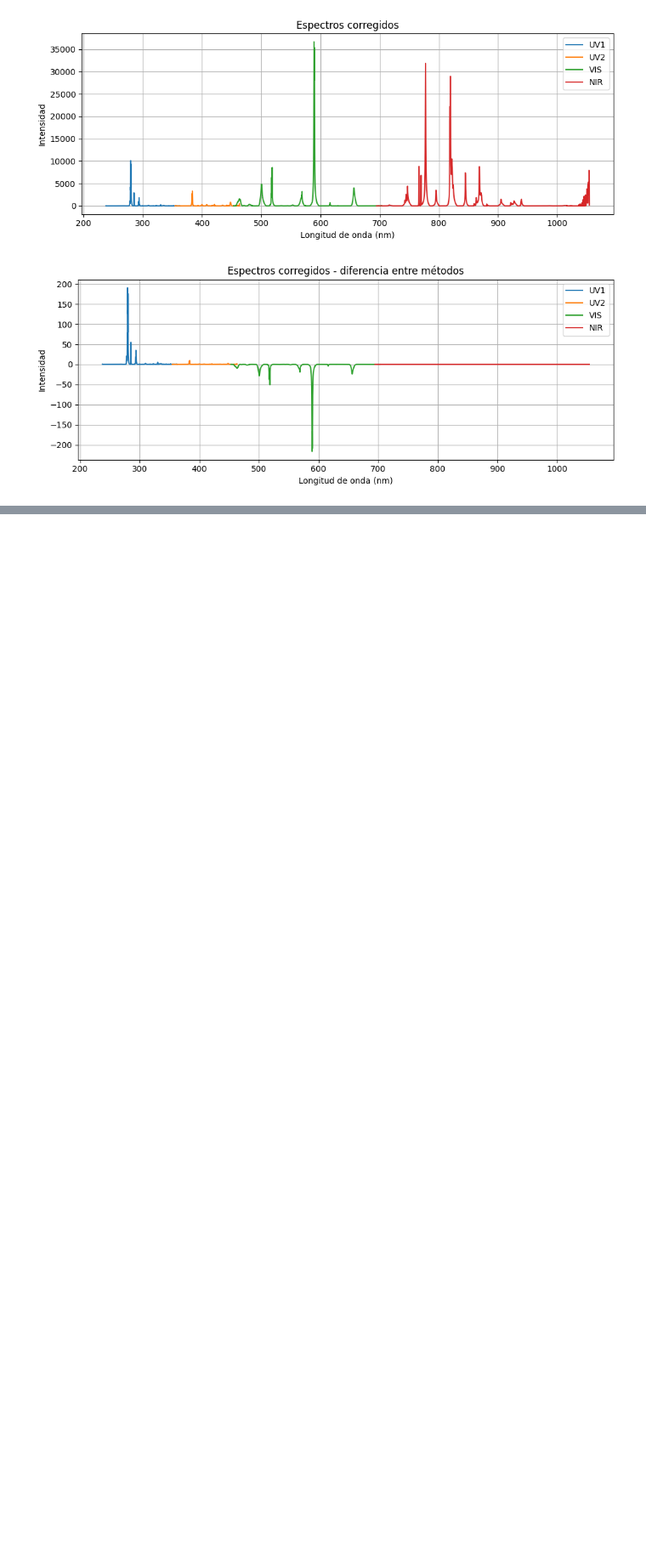
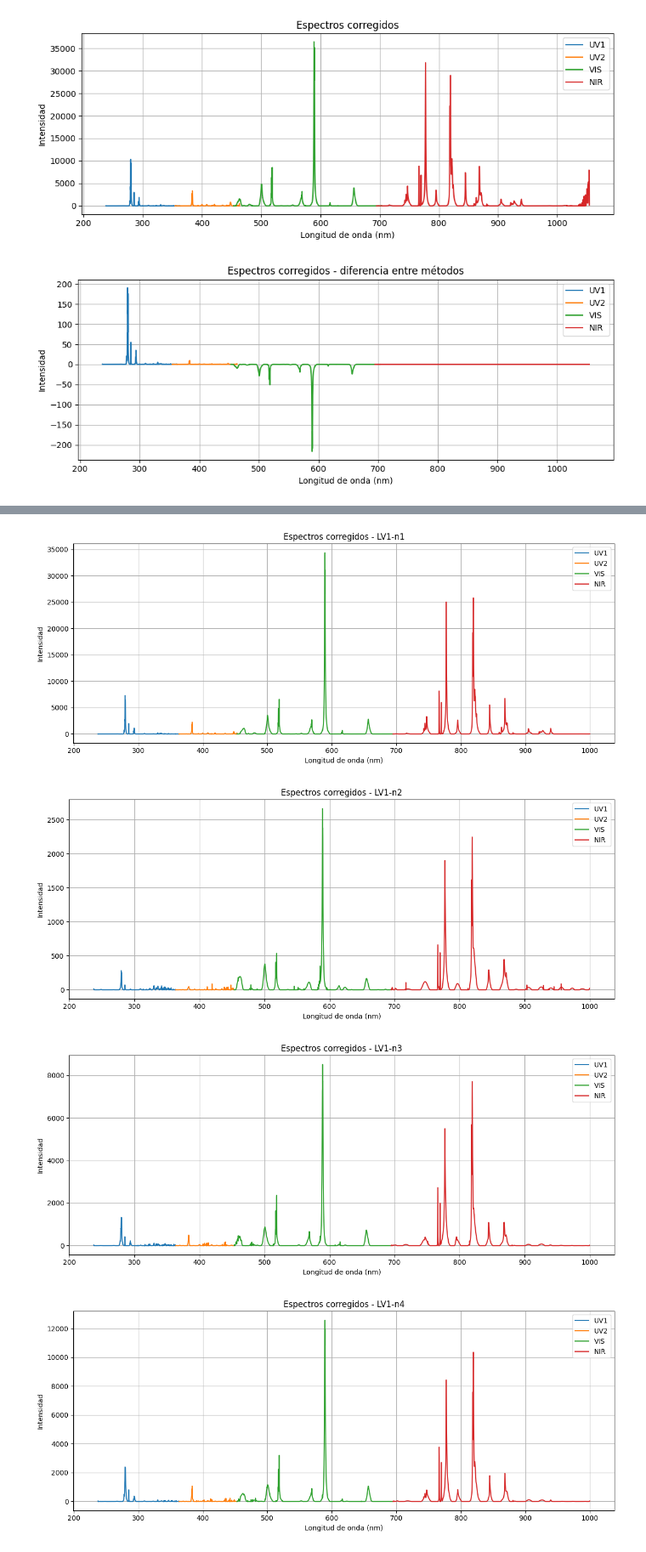
Before and after one commit to elsamoreno/LIBS_QUANTIFICATION_INTA, a Jupyter notebook: Pre_Processing/Pruebas_pipeline.ipynb, the cells around one changed output, grey strips where cells are left out. Shown at 85% size. Saved outputs shown, nothing was run; the diff lists cells and outputs as text; code cells hidden in the pictures; blank space fills up the shorter version.

```diff
--- a/Pre_Processing/Pruebas_pipeline.ipynb
+++ b/Pre_Processing/Pruebas_pipeline.ipynb
@@ -350,0 +510,11 @@ plot_spectra(spectra_diff, wavelengths, nombres, title="Espectros corregidos - d
+# %%
+plot_spectra(wavelength_lv1, spectra_lv1_1, names, titulo="Espectros corregidos - LV1-n1")
+plot_spectra(wavelength_lv1, spectra_lv1_2, names, titulo="Espectros corregidos - LV1-n2")
+plot_spectra(wavelength_lv1, spectra_lv1_3, names, titulo="Espectros corregidos - LV1-n3")
+plot_spectra(wavelength_lv1, spectra_lv1_4, names, titulo="Espectros corregidos - LV1-n4")
+plot_spectra(wavelength_lv1, spectra_lv1_5, names, titulo="Espectros corregidos - LV1-n5")
+# %% [output]
+[figure, added]
+[figure, added]
+[figure, added]
+[figure, added]
```
Also changed, not shown: parts of 19 cells of this notebook.
